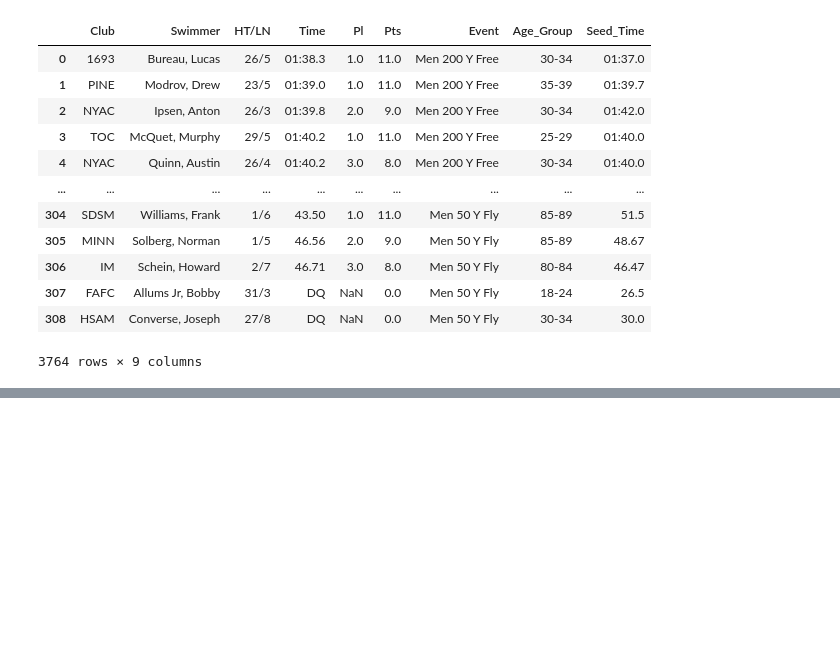
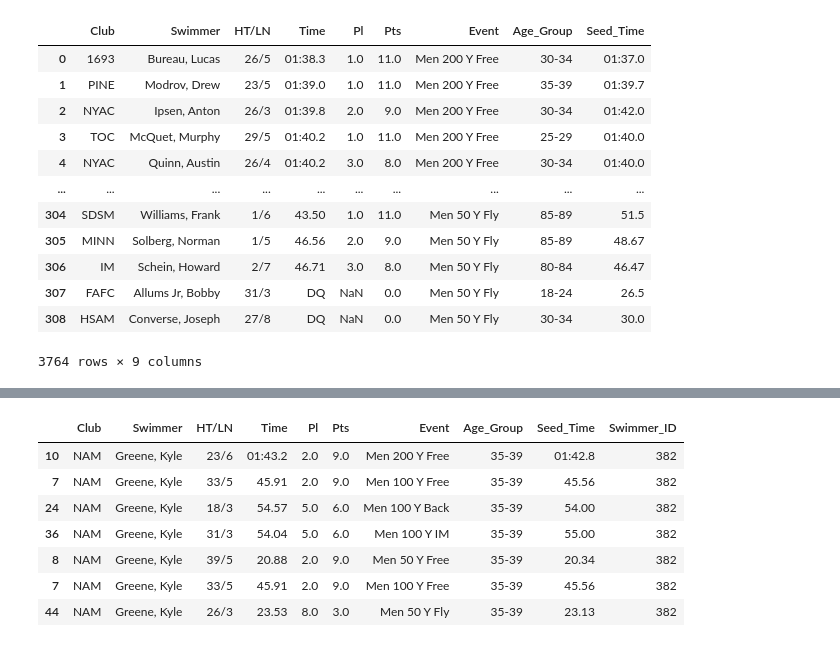
Before and after one commit to ZlataSparrow/An-Introduction-to-Statistical-Learning-Python, a Jupyter notebook: notebook/notebook_1.ipynb, the cells around one changed output, grey strips where cells are left out. Cells and saved outputs as stored; diff of their text form; code cells hidden in the pictures; blank space fills up the shorter version.

```diff
--- a/notebook/notebook_1.ipynb
+++ b/notebook/notebook_1.ipynb
@@ -312,0 +331,3 @@ Men_data
+# %%
+clubs = pd.read_csv("../data/clubsTable.csv")
+Men_data = Men_data.merge(clubs[['Club', 'ClubName']], on='Club', how='left')
@@ -312,0 +350,11 @@ Men_data
+# %%
+Men_data[Men_data['Swimmer_ID'] == 382]
+# %% [output]
+|  | Club | Swimmer | HT/LN | Time | Pl | Pts | Event | Age_Group | Seed_Time | Swimmer_ID |
+| 10 | NAM | Greene, Kyle | 23/6 | 01:43.2 | 2.0 | 9.0 | Men 200 Y Free | 35-39 | 01:42.8 | 382 |
+| 7 | NAM | Greene, Kyle | 33/5 | 45.91 | 2.0 | 9.0 | Men 100 Y Free | 35-39 | 45.56 | 382 |
+| 24 | NAM | Greene, Kyle | 18/3 | 54.57 | 5.0 | 6.0 | Men 100 Y Back | 35-39 | 54.00 | 382 |
+| 36 | NAM | Greene, Kyle | 31/3 | 54.04 | 5.0 | 6.0 | Men 100 Y IM | 35-39 | 55.00 | 382 |
+| 8 | NAM | Greene, Kyle | 39/5 | 20.88 | 2.0 | 9.0 | Men 50 Y Free | 35-39 | 20.34 | 382 |
+| 7 | NAM | Greene, Kyle | 33/5 | 45.91 | 2.0 | 9.0 | Men 100 Y Free | 35-39 | 45.56 | 382 |
+| 44 | NAM | Greene, Kyle | 26/3 | 23.53 | 8.0 | 3.0 | Men 50 Y Fly | 35-39 | 23.13 | 382 |
```
Also changed, not shown: parts of 2 cells of this notebook, 2 other files.
